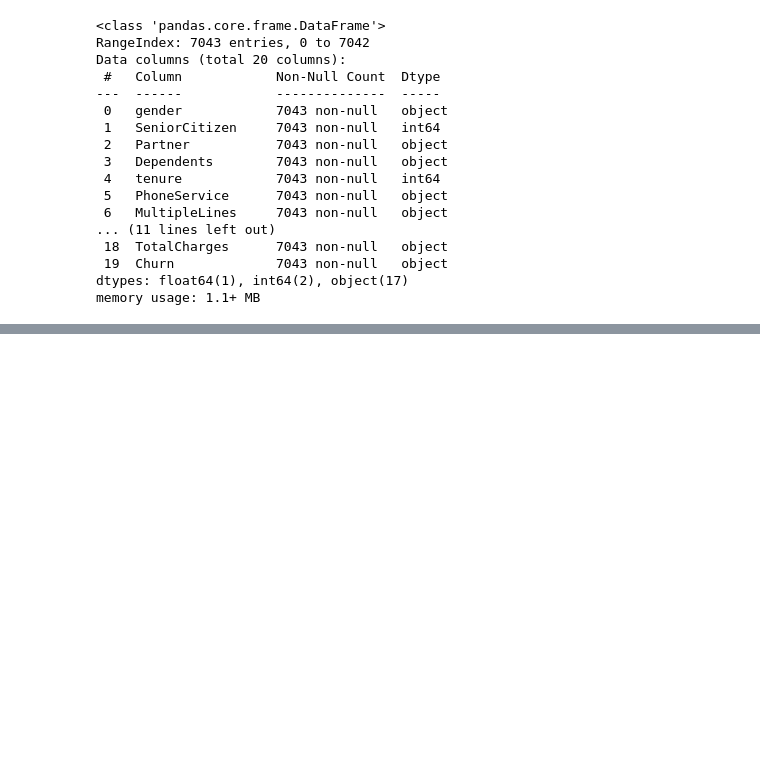
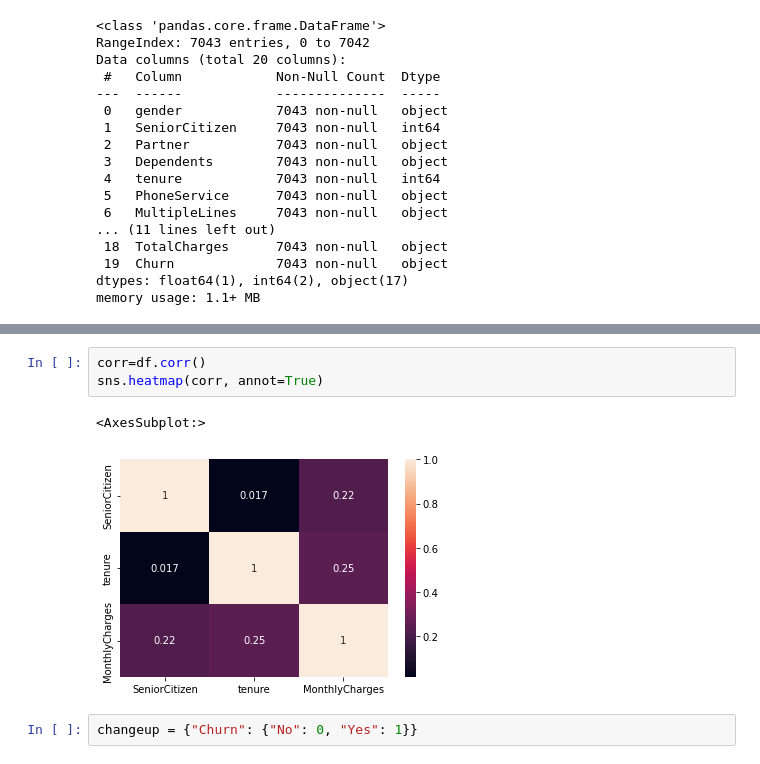
Before and after one commit to sai-mrudhun/Customer-Churn-Prediction-Analysis-Using-Ensemble-Techniques, a Jupyter notebook: main.ipynb, the cells around one changed output, grey strips where cells are left out. Saved outputs shown, nothing was run; the diff lists cells and outputs as text; blank space fills up the shorter version.

```diff
--- a/main.ipynb
+++ b/main.ipynb
@@ -74,0 +81,8 @@ sns.swarmplot(x="tenure",y="MonthlyCharges",data=df)
+# %%
+corr=df.corr()
+sns.heatmap(corr, annot=True)
+# %% [output]
+<AxesSubplot:>
+[figure, added]
+# %%
+changeup = {"Churn": {"No": 0, "Yes": 1}}
```
Also changed, not shown: parts of 7 cells of this notebook.
